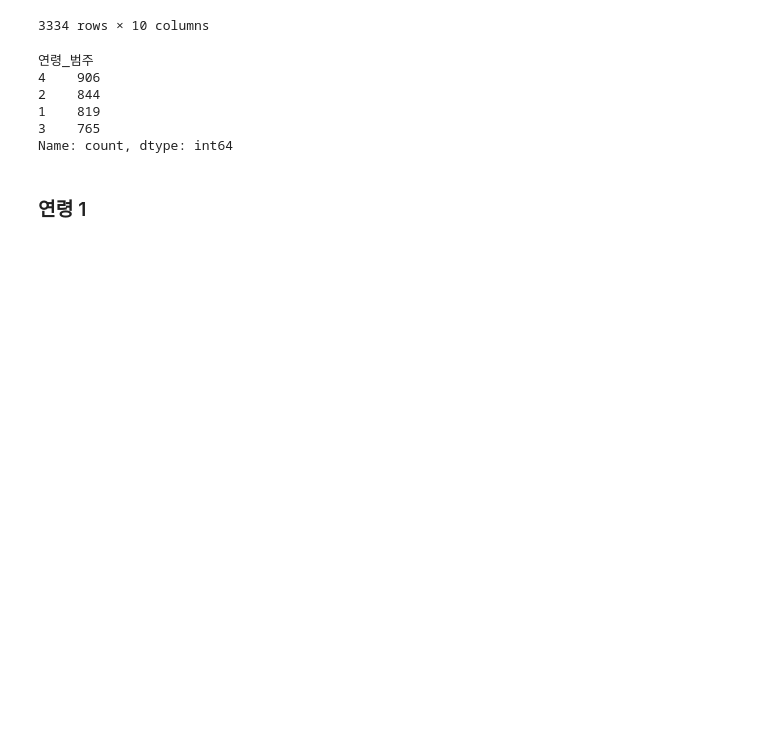
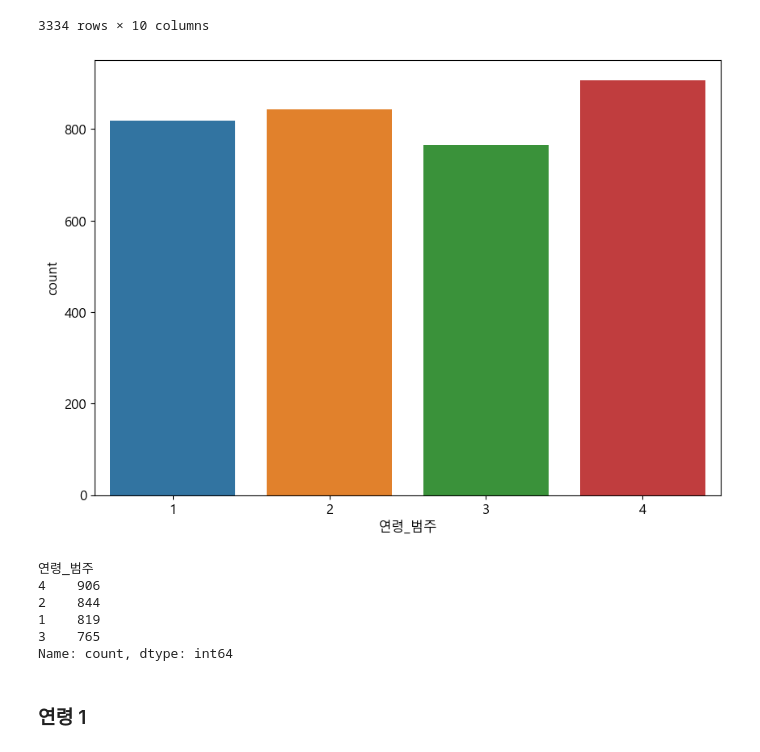
Before and after one commit to Jeeunun/Data_analysis_education_Closed, a Jupyter notebook: data_analysis/분석.ipynb, the cells around one changed output. Cells and saved outputs as stored; diff of their text form; code cells hidden in the pictures; blank space fills up the shorter version.

```diff
--- a/data_analysis/분석.ipynb
+++ b/data_analysis/분석.ipynb
@@ -76,6 +76,18 @@ D
 | 3332 | 8 | 4 | 3 | 4 | 4 | 4 | 4 | ... |
 | 3333 | 4 | 4 | 3 | 4 | 4 | 3 | 3 | ... |
 3334 rows × 10 columns
+# %%
+plt.rcParams['font.family'] = 'Malgun Gothic'
+plt.rcParams['font.size'] = 12
+plt.rcParams['axes.unicode_minus'] = False
+plt.rcParams['figure.figsize'] = (10,7)
+# %%
+plt.figure()
+sb.countplot(data=D, x=D['연령_범주'])
+plt.show()
+plt.close()
+# %% [output]
+[figure, added]
 # %%
 D['연령_범주'].value_counts()
 # %% [output]
```
Also changed, not shown: 1 other file.
